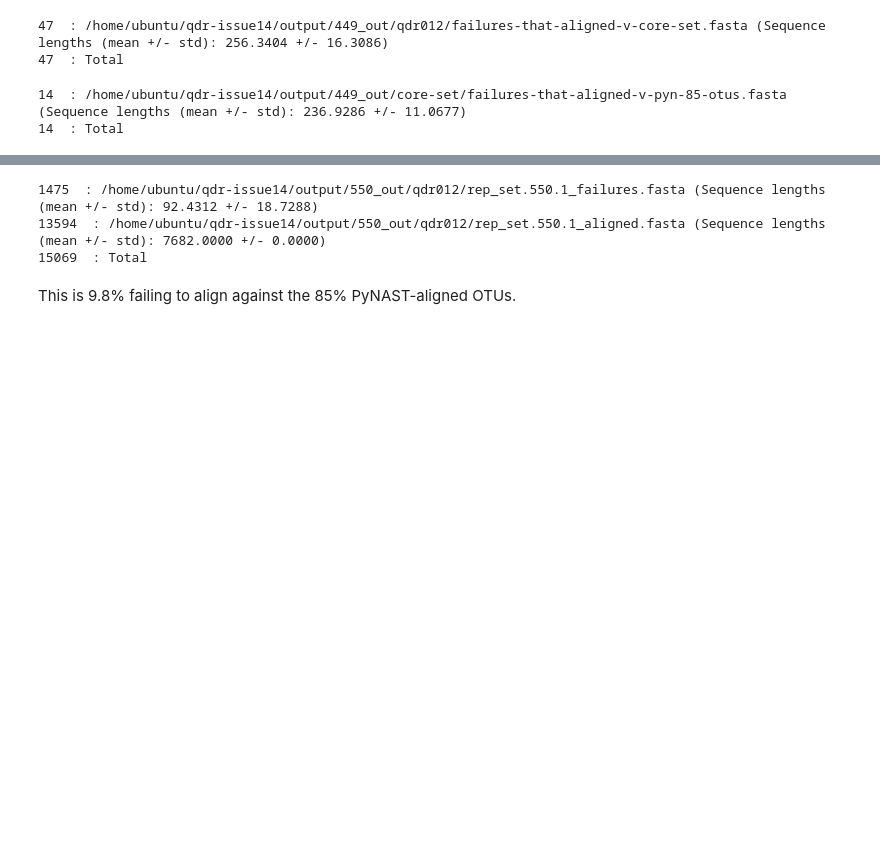
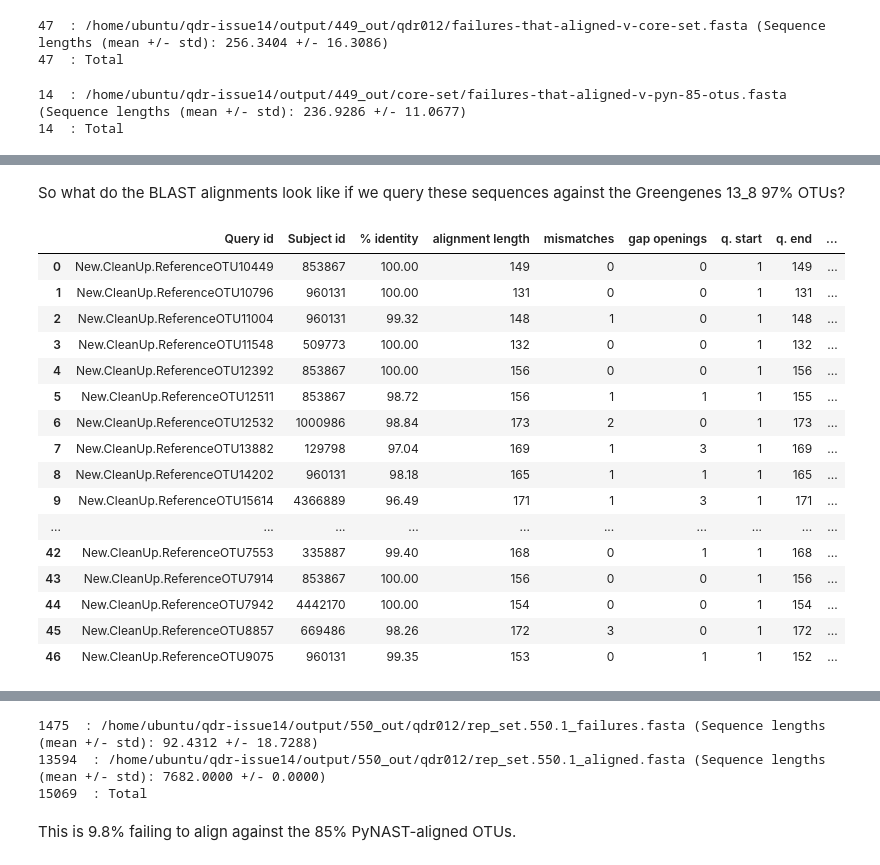
Before and after one commit to gregcaporaso/qdr-issue14, a Jupyter notebook: analyses.ipynb, the cells around one changed output, grey strips where cells are left out. Cells and saved outputs as stored; diff of their text form; code cells hidden in the pictures; blank space fills up the shorter version.

Commit message:
added blast analysis

```diff
--- a/analyses.ipynb
+++ b/analyses.ipynb
@@ -146,0 +67,32 @@ New.CleanUp.ReferenceOTU8921	gi|322201028|gb|JF215623.1|	99.44	179	1	0	1	179	311
+# %% [markdown]
+So what do the BLAST alignments look like if we query these sequences against the Greengenes 13_8 97% OTUs?
+# %%
+blast_out_qdr = join(pyn_out_qdr, "failures-that-aligned-v-core-set-blast-results")
+
+!parallel_blast.py -i $pyn_out_qdr/failures-that-aligned-v-core-set.fasta -b $db_name -o $blast_out_qdr -O 8
+# %%
+blast_headers = !head $blast_out_qdr/failures-that-aligned-v-core-set_blast_out.txt
+blast_headers = blast_headers[3].strip('# Fields: ').split(', ')
+blast_out = !grep -v '^#' $blast_out_qdr/failures-that-aligned-v-core-set_blast_out.txt
+blast_out = [l.split('\t') for l in blast_out]
+blast_results_qdr = pd.DataFrame(blast_out, columns=blast_headers).convert_objects(convert_numeric=True)
+# %%
+blast_results_qdr
+# %% [output]
+|  | Query id | Subject id | % identity | alignment length | mismatches | gap openings | q. start | q. end | ... |
+| 0 | New.CleanUp.ReferenceOTU10449 | 853867 | 100.00 | 149 | 0 | 0 | 1 | 149 | ... |
+| 1 | New.CleanUp.ReferenceOTU10796 | 960131 | 100.00 | 131 | 0 | 0 | 1 | 131 | ... |
+| 2 | New.CleanUp.ReferenceOTU11004 | 960131 | 99.32 | 148 | 1 | 0 | 1 | 148 | ... |
+| 3 | New.CleanUp.ReferenceOTU11548 | 509773 | 100.00 | 132 | 0 | 0 | 1 | 132 | ... |
+| 4 | New.CleanUp.ReferenceOTU12392 | 853867 | 100.00 | 156 | 0 | 0 | 1 | 156 | ... |
+| 5 | New.CleanUp.ReferenceOTU12511 | 853867 | 98.72 | 156 | 1 | 1 | 1 | 155 | ... |
+| 6 | New.CleanUp.ReferenceOTU12532 | 1000986 | 98.84 | 173 | 2 | 0 | 1 | 173 | ... |
+| 7 | New.CleanUp.ReferenceOTU13882 | 129798 | 97.04 | 169 | 1 | 3 | 1 | 169 | ... |
+| 8 | New.CleanUp.ReferenceOTU14202 | 960131 | 98.18 | 165 | 1 | 1 | 1 | 165 | ... |
+| 9 | New.CleanUp.ReferenceOTU15614 | 4366889 | 96.49 | 171 | 1 | 3 | 1 | 171 | ... |
+| ... | ... | ... | ... | ... | ... | ... | ... | ... | ... |
+| 42 | New.CleanUp.ReferenceOTU7553 | 335887 | 99.40 | 168 | 0 | 1 | 1 | 168 | ... |
+| 43 | New.CleanUp.ReferenceOTU7914 | 853867 | 100.00 | 156 | 0 | 0 | 1 | 156 | ... |
+| 44 | New.CleanUp.ReferenceOTU7942 | 4442170 | 100.00 | 154 | 0 | 0 | 1 | 154 | ... |
+| 45 | New.CleanUp.ReferenceOTU8857 | 669486 | 98.26 | 172 | 3 | 0 | 1 | 172 | ... |
+| 46 | New.CleanUp.ReferenceOTU9075 | 960131 | 99.35 | 153 | 0 | 1 | 1 | 152 | ... |
```
Also changed, not shown: parts of 16 cells of this notebook.
